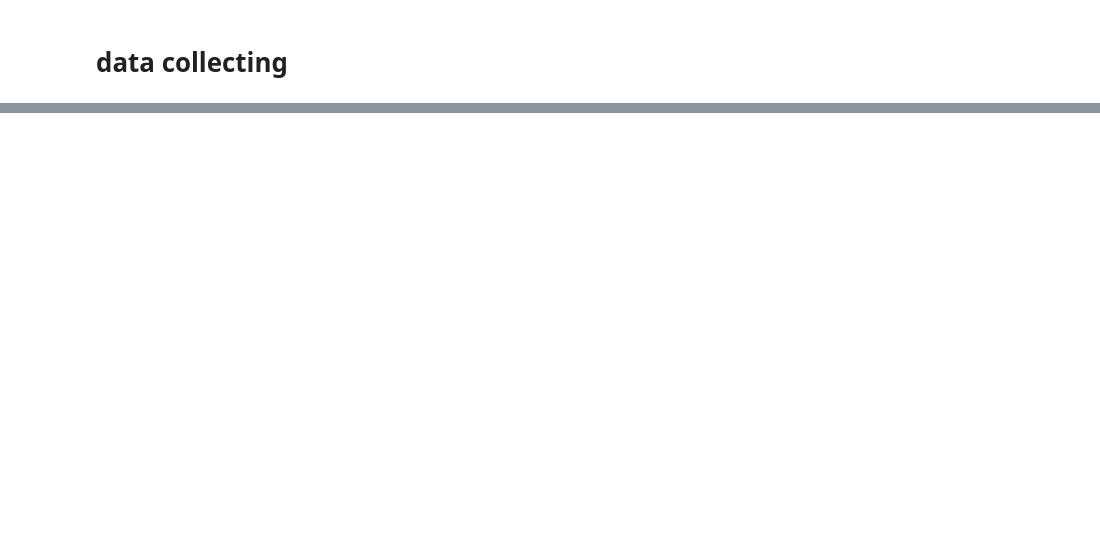
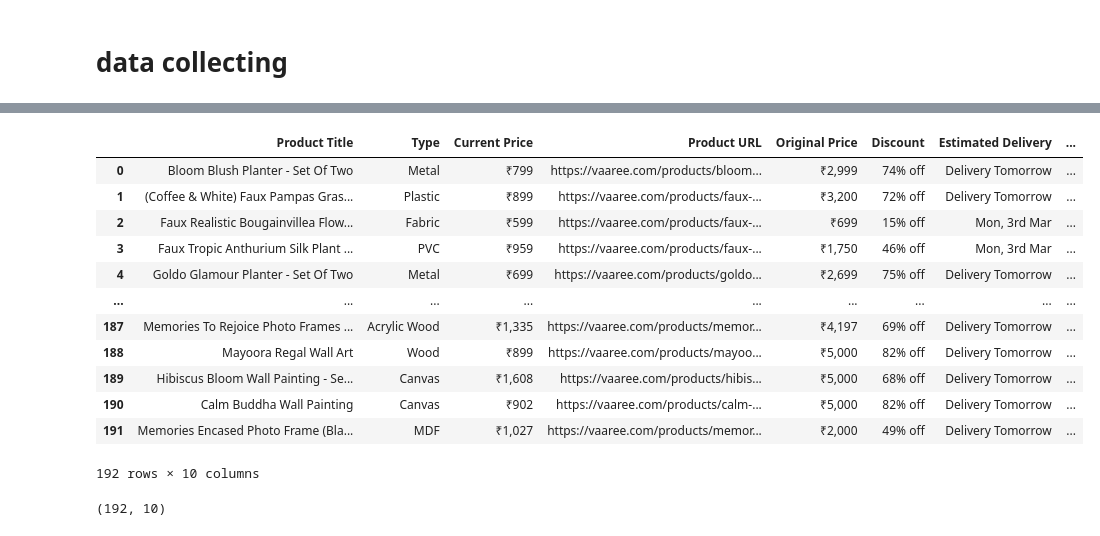
Before and after one commit to DivyaMScCS/Web-Scraping-Data-Analysis, a Jupyter notebook: Notbooks/datacollection.ipynb, the cells around one changed output, grey strips where cells are left out. Saved outputs shown, nothing was run; the diff lists cells and outputs as text; code cells hidden in the pictures; blank space fills up the shorter version.

```diff
--- a/Notbooks/datacollection.ipynb
+++ b/Notbooks/datacollection.ipynb
@@ -66,0 +659,21 @@ CSV file created successfully!
+# %%
+df = pd.read_csv("D:\\dtproject\\Data\\merged_vaaree_data.csv")
+df
+# %% [output]
+|  | Product Title | Type | Current Price | Product URL | Original Price | Discount | Estimated Delivery | ... |
+| 0 | Bloom Blush Planter - Set Of Two | Metal | ₹799 | https://vaaree.com/products/bloom... | ₹2,999 | 74% off | Delivery Tomorrow | ... |
+| 1 | (Coffee & White) Faux Pampas Gras... | Plastic | ₹899 | https://vaaree.com/products/faux-... | ₹3,200 | 72% off | Delivery Tomorrow | ... |
+| 2 | Faux Realistic Bougainvillea Flow... | Fabric | ₹599 | https://vaaree.com/products/faux-... | ₹699 | 15% off | Mon, 3rd Mar | ... |
+| 3 | Faux Tropic Anthurium Silk Plant ... | PVC | ₹959 | https://vaaree.com/products/faux-... | ₹1,750 | 46% off | Mon, 3rd Mar | ... |
+| 4 | Goldo Glamour Planter - Set Of Two | Metal | ₹699 | https://vaaree.com/products/goldo... | ₹2,699 | 75% off | Delivery Tomorrow | ... |
+| ... | ... | ... | ... | ... | ... | ... | ... | ... |
+| 187 | Memories To Rejoice Photo Frames ... | Acrylic Wood | ₹1,335 | https://vaaree.com/products/memor... | ₹4,197 | 69% off | Delivery Tomorrow | ... |
+| 188 | Mayoora Regal Wall Art | Wood | ₹899 | https://vaaree.com/products/mayoo... | ₹5,000 | 82% off | Delivery Tomorrow | ... |
+| 189 | Hibiscus Bloom Wall Painting - Se... | Canvas | ₹1,608 | https://vaaree.com/products/hibis... | ₹5,000 | 68% off | Delivery Tomorrow | ... |
+| 190 | Calm Buddha Wall Painting | Canvas | ₹902 | https://vaaree.com/products/calm-... | ₹5,000 | 82% off | Delivery Tomorrow | ... |
+| 191 | Memories Encased Photo Frame (Bla... | MDF | ₹1,027 | https://vaaree.com/products/memor... | ₹2,000 | 49% off | Delivery Tomorrow | ... |
+192 rows × 10 columns
+# %%
+df.shape
+# %% [output]
+(192, 10)
```
Also changed, not shown: parts of 21 cells of this notebook, 32 other files.
